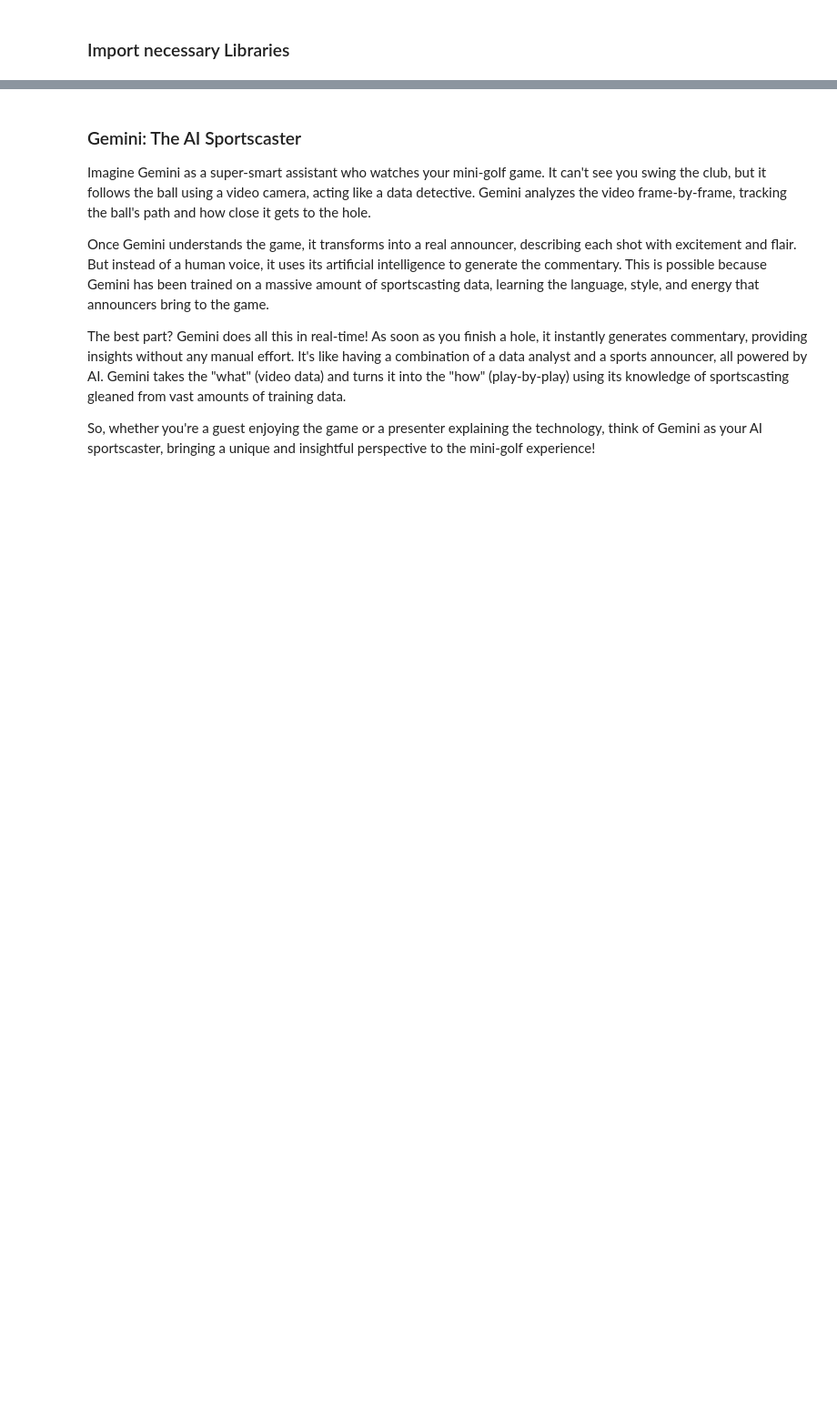
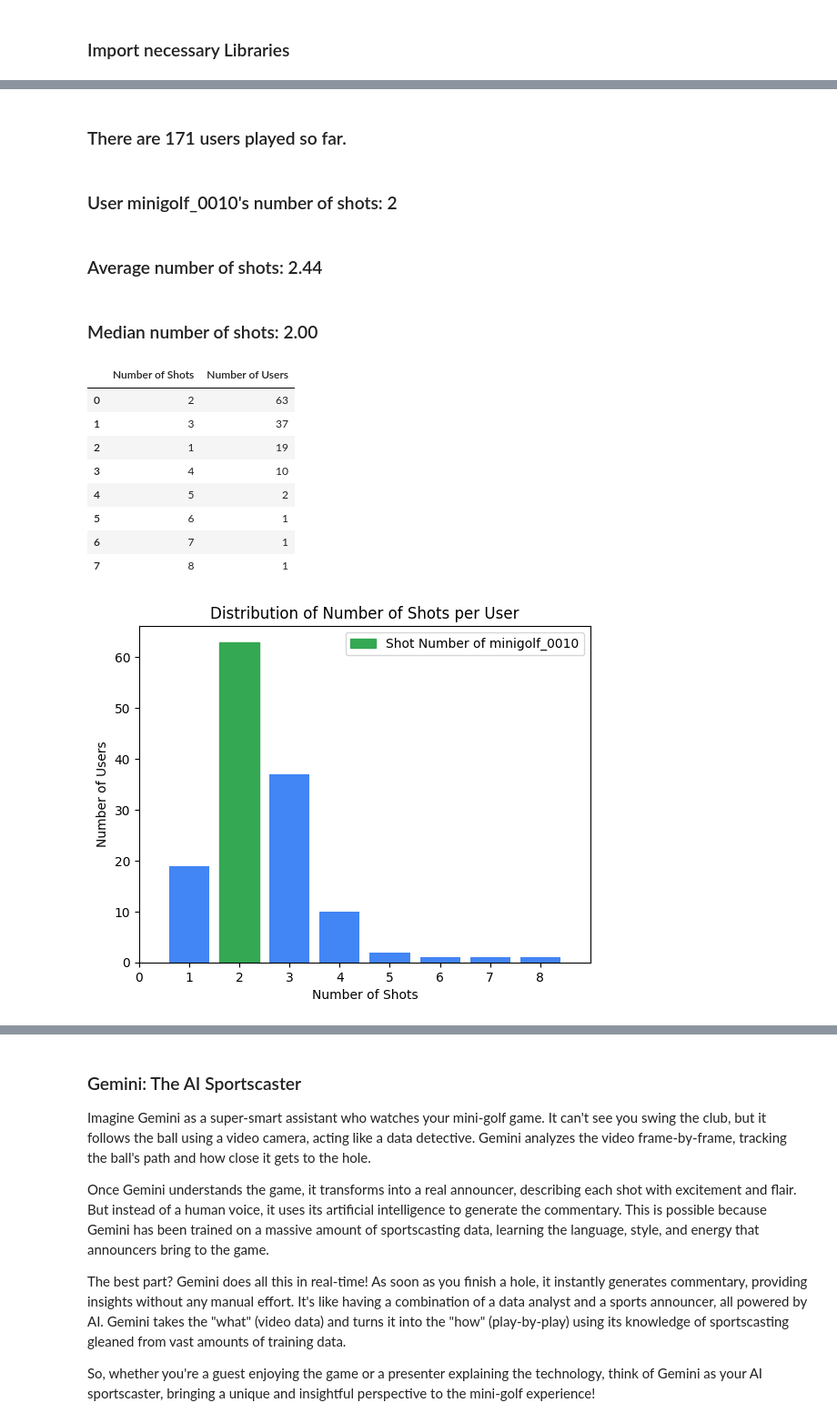
Before and after one commit to GoogleCloudPlatform/devrel-demos, a Jupyter notebook: data-analytics/minigolf-demo/bq_notebook.ipynb, the cells around one changed output, grey strips where cells are left out. Shown at 91% size. Drawn from its saved outputs; the diff is of its cells as text; code cells hidden in the pictures; blank space fills up the shorter version.

```diff
--- a/data-analytics/minigolf-demo/bq_notebook.ipynb
+++ b/data-analytics/minigolf-demo/bq_notebook.ipynb
@@ -57,36 +41,60 @@ So, take a look at the stats and see how you stack up against the competition!
 # %%
 # Configure BigQuery client
-client = bigquery.Client()
-query = f"SELECT * FROM {PROJECT_ID}.{BIGQUERY_DATASET}.{BIGQUERY_TRACKING_TABLE}"
+bq_client = bigquery.Client()
+query = f"SELECT * FROM {BQ_PREFIX}.tracking"
 
 df = client.query(query).to_dataframe()
 last_frame_per_user = df.groupby('user_id')['frame_number'].transform(max)
 df_filtered = df[df['frame_number'] == last_frame_per_user]
+df_filtered = df_filtered[df_filtered['distance'] < 30]
 user_shot_counts = df_filtered.groupby('user_id')['shot_number'].first()
 user_shot_counts = user_shot_counts[user_shot_counts > 0]
 shot_number_freq = user_shot_counts.value_counts()
 
 # Selected user's number of shots
 num_users = df['user_id'].nunique()
 user_shots = user_shot_counts.get(USER_ID, 0)
 average_shots_per_user = user_shot_counts.mean()
 median_shots_per_user = user_shot_counts.median()
 
 display(Markdown(f"### There are {num_users} users played so far."))
 display(Markdown(f"### User {USER_ID}'s number of shots: {user_shots}"))
 display(Markdown(f"### Average number of shots: {average_shots_per_user:.2f}"))
 display(Markdown(f"### Median number of shots: {median_shots_per_user:.2f}"))
 
 # Transform the 'shot_number_freq' Series into a DataFrame
 table_data = shot_number_freq.to_frame().reset_index()
 table_data.columns = ['Number of Shots', 'Number of Users']
 display(table_data)
 
 # Plot a bar chart
-plt.xlim(0, 10)
-plt.bar(shot_number_freq.index, shot_number_freq.values, color='#4285F4')
+plt.xlim(0, 9)
+barlist = plt.bar(shot_number_freq.index, shot_number_freq.values, color='#4285F4')
 plt.xlabel('Number of Shots')
 plt.ylabel('Number of Users')
 plt.title('Distribution of Number of Shots per User')
+
+# Highlight the bar corresponding to user_shots
+if user_shots in shot_number_freq.index:
+    barlist[shot_number_freq.index.get_loc(user_shots)].set_color('#34A853')
+    plt.legend([barlist[shot_number_freq.index.get_loc(user_shots)]], [f'Shot Number of {USER_ID}'])
+
+plt.xticks(range(9))
+
 plt.show()
+# %% [output]
+### There are 171 users played so far.
+### User minigolf_0010's number of shots: 2
+### Average number of shots: 2.44
+### Median number of shots: 2.00
+|  | Number of Shots | Number of Users |
+| 0 | 2 | 63 |
+| 1 | 3 | 37 |
+| 2 | 1 | 19 |
+| 3 | 4 | 10 |
+| 4 | 5 | 2 |
+| 5 | 6 | 1 |
+| 6 | 7 | 1 |
+| 7 | 8 | 1 |
+[figure, added]
 # %% [markdown]
```
Also changed, not shown: parts of 11 cells of this notebook, 11 other files.
